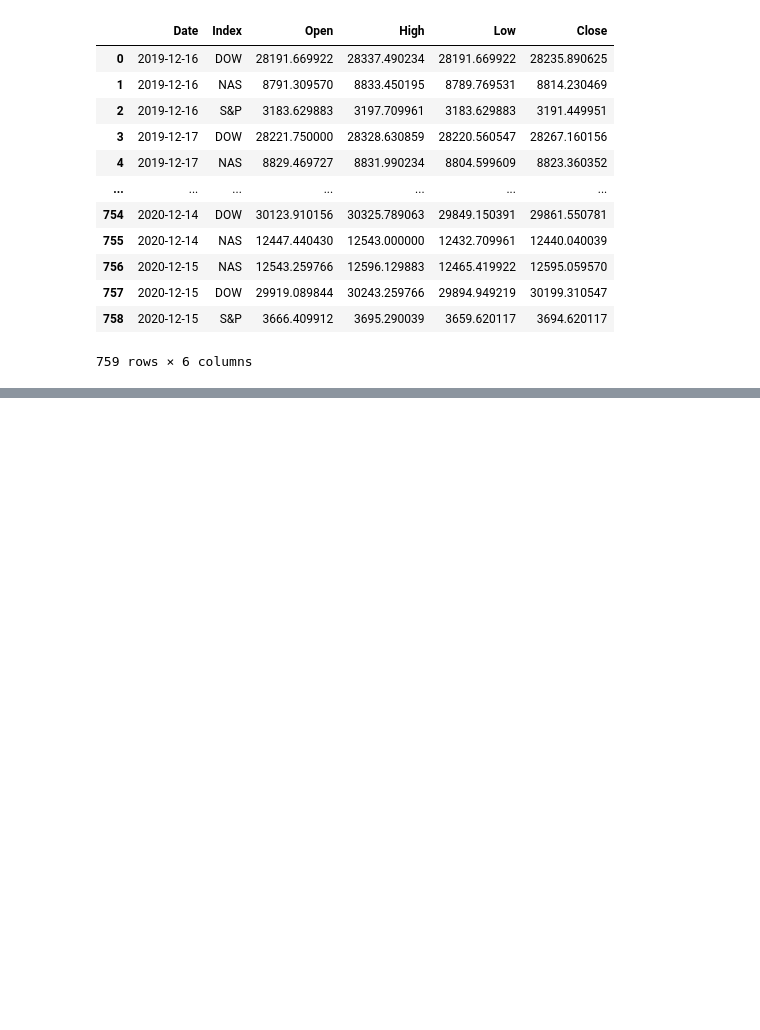
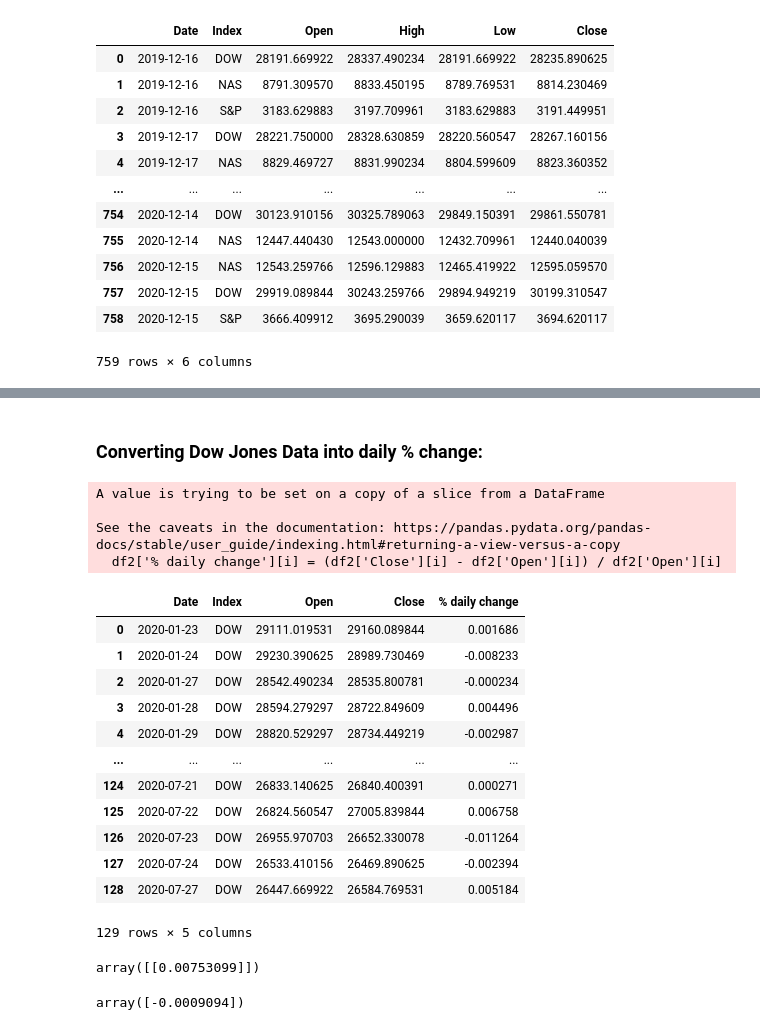
Before and after one commit to JonathanConn/320_final, a Jupyter notebook: main.ipynb, the cells around one changed output, grey strips where cells are left out. Cells and saved outputs as stored; diff of their text form; code cells hidden in the pictures; blank space fills up the shorter version.

```diff
--- a/main.ipynb
+++ b/main.ipynb
@@ -278,0 +357,37 @@ plt.show()
+# %% [markdown]
+### Converting Dow Jones Data into daily % change:
+# %%
+# this is just where I'm messing with dow data   ndaily_df = ndaily_df.sort_values('Date')
+# Creating daily % gain to try and make the data comparable to covid infection rate
+df2 = price_dow.sort_values('Date')
+df2['Date'] = pd.to_datetime(df2['Date'])
+
+df2 = df2.drop(['High','Low'],axis = 1)
+i = 0
+df2['% daily change'] = np.nan
+while (i < 253):
+    df2['% daily change'][i] = (df2['Close'][i] - df2['Open'][i]) / df2['Open'][i]
+    i = i + 1
+df2 = df2.iloc[25:]
+df2 = df2.reset_index(drop = True)
+df2 = df2.iloc[:129]
+df2 = df2.reset_index(drop = True)
+df2
+# %% [output]
+A value is trying to be set on a copy of a slice from a DataFrame
+
+See the caveats in the documentation: https://pandas.pydata.org/pandas-docs/stable/user_guide/indexing.html#returning-a-view-versus-a-copy
+  df2['% daily change'][i] = (df2['Close'][i] - df2['Open'][i]) / df2['Open'][i]
+|  | Date | Index | Open | Close | % daily change |
+| 0 | 2020-01-23 | DOW | 29111.019531 | 29160.089844 | 0.001686 |
+| 1 | 2020-01-24 | DOW | 29230.390625 | 28989.730469 | -0.008233 |
+| 2 | 2020-01-27 | DOW | 28542.490234 | 28535.800781 | -0.000234 |
+| 3 | 2020-01-28 | DOW | 28594.279297 | 28722.849609 | 0.004496 |
+| 4 | 2020-01-29 | DOW | 28820.529297 | 28734.449219 | -0.002987 |
+| ... | ... | ... | ... | ... | ... |
+| 124 | 2020-07-21 | DOW | 26833.140625 | 26840.400391 | 0.000271 |
+| 125 | 2020-07-22 | DOW | 26824.560547 | 27005.839844 | 0.006758 |
+| 126 | 2020-07-23 | DOW | 26955.970703 | 26652.330078 | -0.011264 |
+| 127 | 2020-07-24 | DOW | 26533.410156 | 26469.890625 | -0.002394 |
+| 128 | 2020-07-27 | DOW | 26447.669922 | 26584.769531 | 0.005184 |
+129 rows × 5 columns
@@ -278,0 +398,8 @@ plt.show()
+# %%
+clf.coef_
+# %% [output]
+array([[0.00753099]])
+# %%
+clf.intercept_
+# %% [output]
+array([-0.0009094])
```
Also changed, not shown: parts of 14 cells of this notebook.
